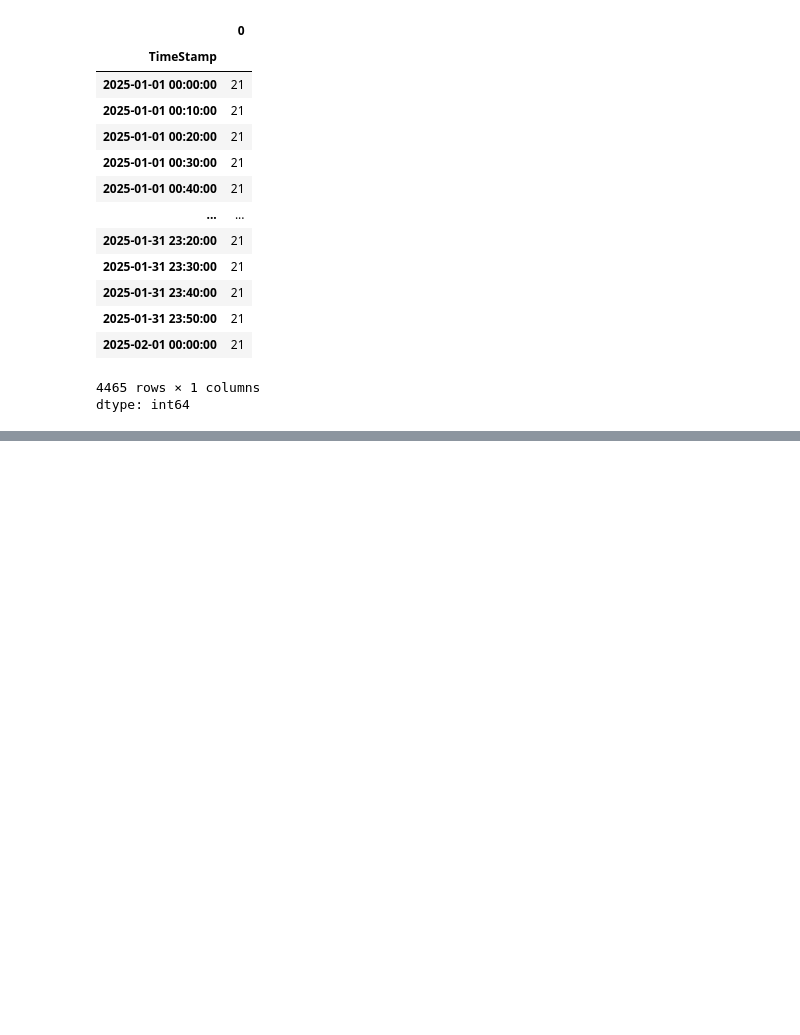
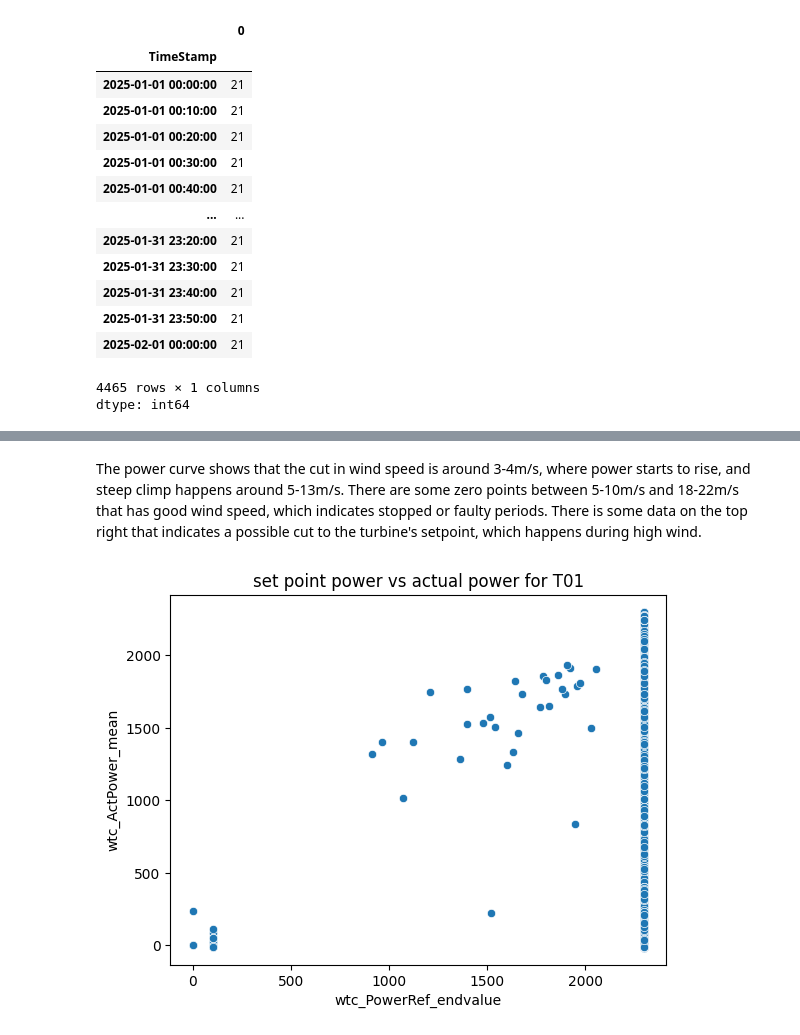
Before and after one commit to juliet-karpah/wind-power-forecasting, a Jupyter notebook: wind_power_data_exploration_.ipynb, the cells around one changed output, grey strips where cells are left out. Drawn from its saved outputs; the diff is of its cells as text; code cells hidden in the pictures; blank space fills up the shorter version.

```diff
--- a/wind_power_data_exploration_.ipynb
+++ b/wind_power_data_exploration_.ipynb
@@ -186,0 +273,7 @@ dtype: bool
+# %% [markdown]
+The power curve shows that the cut in wind speed is around 3-4m/s, where power starts to rise, and steep climp happens around 5-13m/s. There are some zero points between 5-10m/s and 18-22m/s that has good wind speed, which indicates stopped or faulty periods. There is some data on the top right that indicates a possible cut to the turbine's setpoint, which happens during high wind.
+# %%
+sns.scatterplot(data=t01_merged_df, x='wtc_PowerRef_endvalue', y='wtc_ActPower_mean').set_title("set point power vs actual power for T01")
+plt.show()
+# %% [output]
+[figure, added]
```
Also changed, not shown: parts of 27 cells of this notebook.
